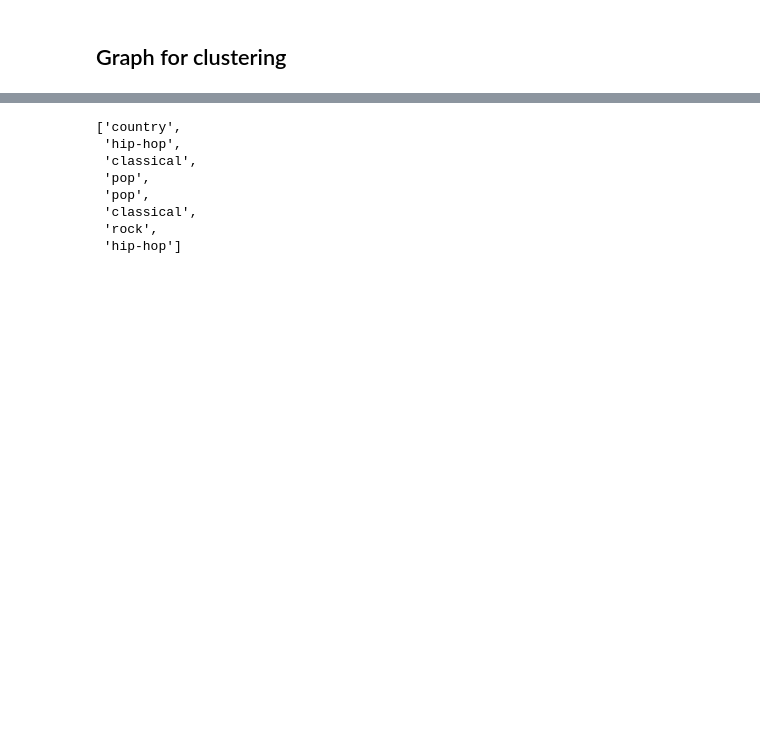
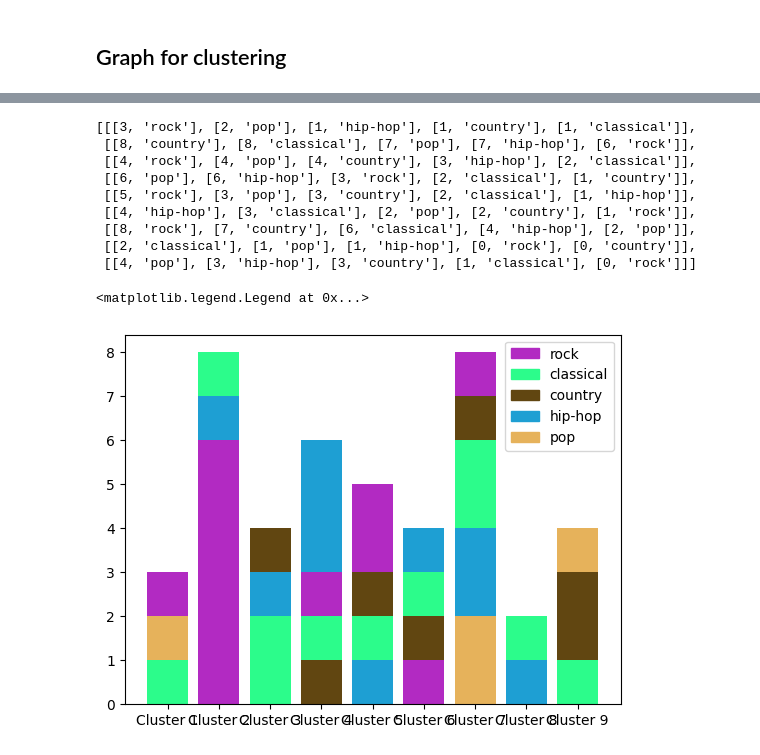
Before and after one commit to saksham-kumar-14/music-genre-analysis, a Jupyter notebook: main.ipynb, the cells around one changed output, grey strips where cells are left out. Drawn from its saved outputs; the diff is of its cells as text; code cells hidden in the pictures; blank space fills up the shorter version.

```diff
--- a/main.ipynb
+++ b/main.ipynb
@@ -337,7 +380,7 @@ def get_genre_by_cluster(cluster_index, all_genres, matrix, K):
     mapping = []
 
     for i in range(K):
-        ans = "Not Known"
+        ans = []
         n = 0
 
         l = []
@@ -347,10 +390,10 @@ def get_genre_by_cluster(cluster_index, all_genres, matrix, K):
 
         for key in ALL_GENRES:
             intersection = give_intersection(ALL_GENRES[key], l)
-            if intersection > n:
-                n = intersection
-                ans = key
+            ans.append([intersection, key])
 
+        ans = sorted(ans)
+        ans.reverse()
         mapping.append(ans)
 
     return mapping
@@ -358,14 +401,31 @@ def get_genre_by_cluster(cluster_index, all_genres, matrix, K):
 GENRE_BY_CLUSTER = get_genre_by_cluster(cluster_index, ALL_GENRES, combined_embeddings, K)
 GENRE_BY_CLUSTER
 # %% [output]
-['country',
- 'hip-hop',
- 'classical',
- 'pop',
- 'pop',
- 'classical',
- 'rock',
- 'hip-hop']
+[[[3, 'rock'], [2, 'pop'], [1, 'hip-hop'], [1, 'country'], [1, 'classical']],
+ [[8, 'country'], [8, 'classical'], [7, 'pop'], [7, 'hip-hop'], [6, 'rock']],
+ [[4, 'rock'], [4, 'pop'], [4, 'country'], [3, 'hip-hop'], [2, 'classical']],
+ [[6, 'pop'], [6, 'hip-hop'], [3, 'rock'], [2, 'classical'], [1, 'country']],
+ [[5, 'rock'], [3, 'pop'], [3, 'country'], [2, 'classical'], [1, 'hip-hop']],
+ [[4, 'hip-hop'], [3, 'classical'], [2, 'pop'], [2, 'country'], [1, 'rock']],
+ [[8, 'rock'], [7, 'country'], [6, 'classical'], [4, 'hip-hop'], [2, 'pop']],
+ [[2, 'classical'], [1, 'pop'], [1, 'hip-hop'], [0, 'rock'], [0, 'country']],
+ [[4, 'pop'], [3, 'hip-hop'], [3, 'country'], [1, 'classical'], [0, 'rock']]]
+# %%
+# stacked bar graph for genres
+for i in range(len(GENRE_BY_CLUSTER)):
+    arr = []
+    for j in GENRE_BY_CLUSTER[i]:
+        plt.bar(f'Cluster {i + 1}', j[0], color=GENRES_BY_COLOR[j[1]])
+
+legend_labels = []
+for i in GENRES_BY_COLOR:
+    patch = mpatches.Patch(color=GENRES_BY_COLOR[i], label=i)
+    legend_labels.append(patch)
+
+plt.legend(handles = legend_labels)
+# %% [output]
+<matplotlib.legend.Legend at 0x...>
+[figure, added]
 # %%
 def predict(keyword_1, keyword_2, keyword_3, centroids):
     arr = []
```
Also changed, not shown: parts of 14 cells of this notebook, 1 other file.
